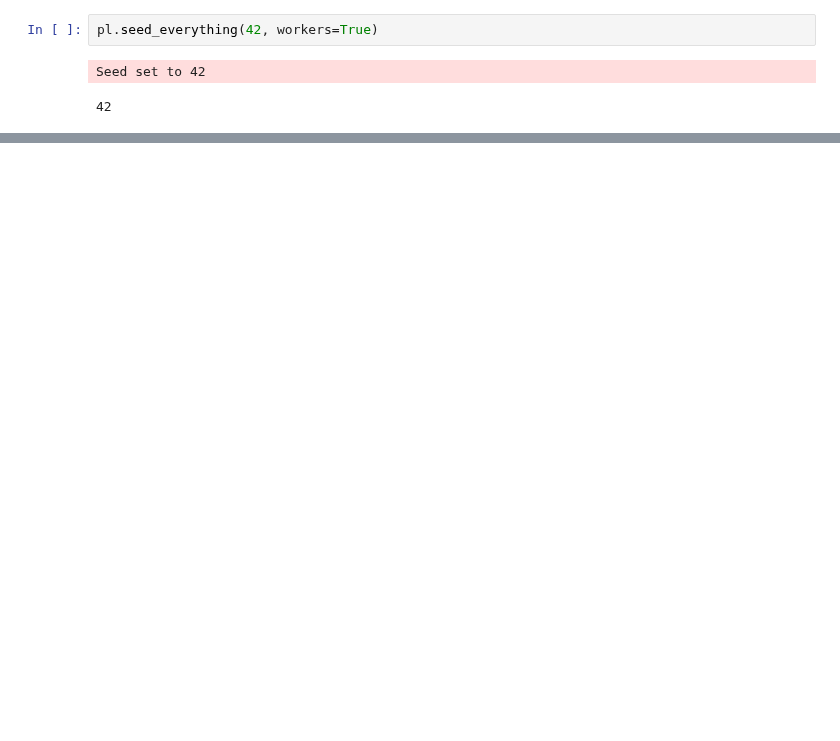
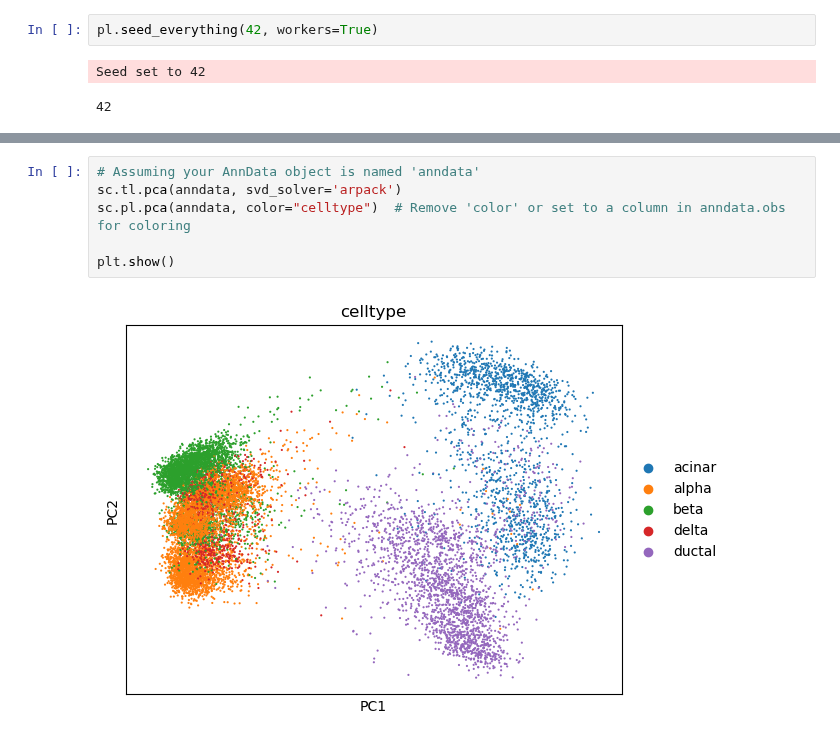
Before and after one commit to kreid415/wasserstein-critic-deconfounding, a Jupyter notebook: notebooks/eval.ipynb, the cells around one changed output, grey strips where cells are left out. Cells and saved outputs as stored; diff of their text form; blank space fills up the shorter version.

```diff
--- a/notebooks/eval.ipynb
+++ b/notebooks/eval.ipynb
@@ -75,0 +63,8 @@ Name: count, dtype: int64
+# %%
+# Assuming your AnnData object is named 'anndata'
+sc.tl.pca(anndata, svd_solver='arpack')
+sc.pl.pca(anndata, color="celltype")  # Remove 'color' or set to a column in anndata.obs for coloring
+
+plt.show()
+# %% [output]
+[figure, added]
```
Also changed, not shown: parts of 16 cells of this notebook, 12 other files.
